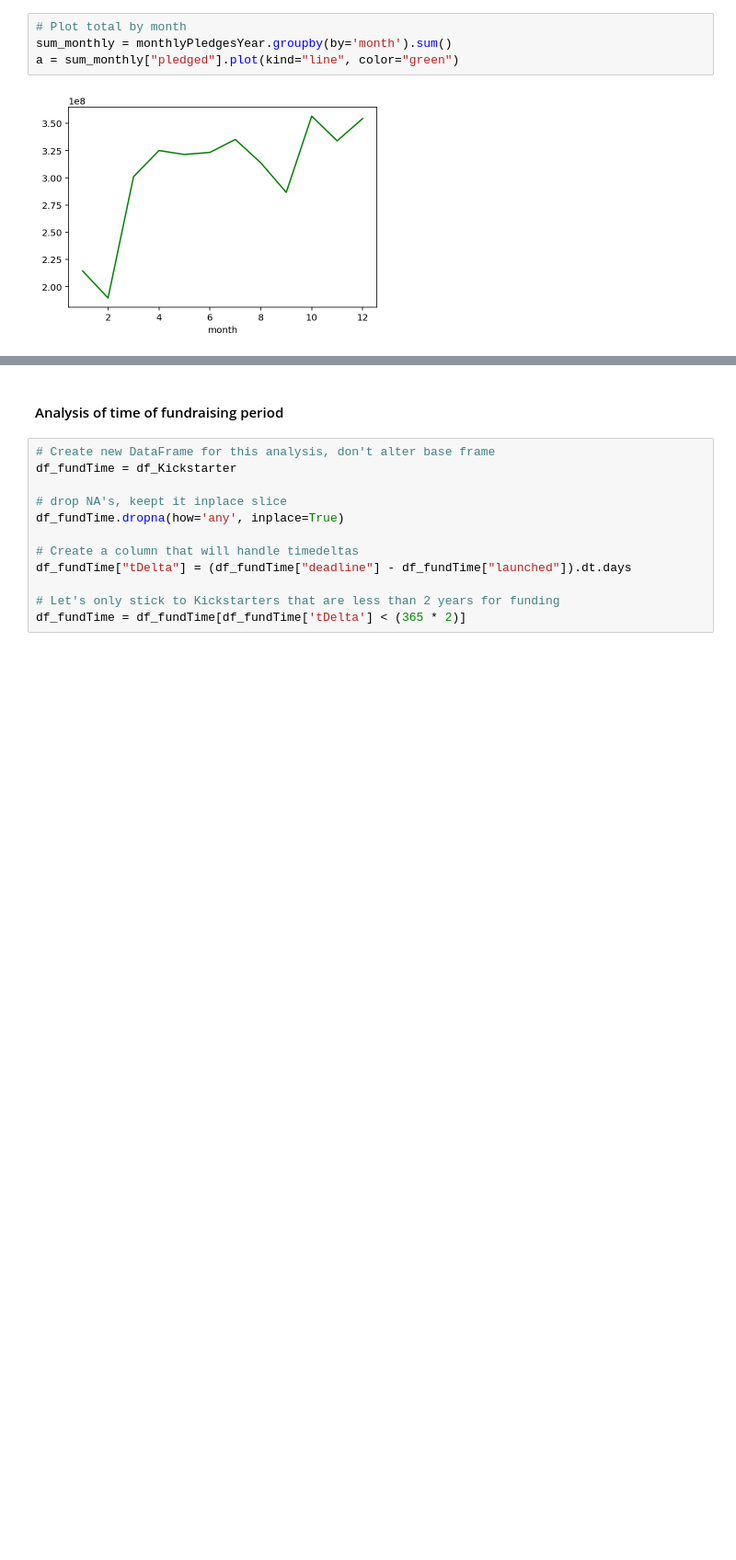
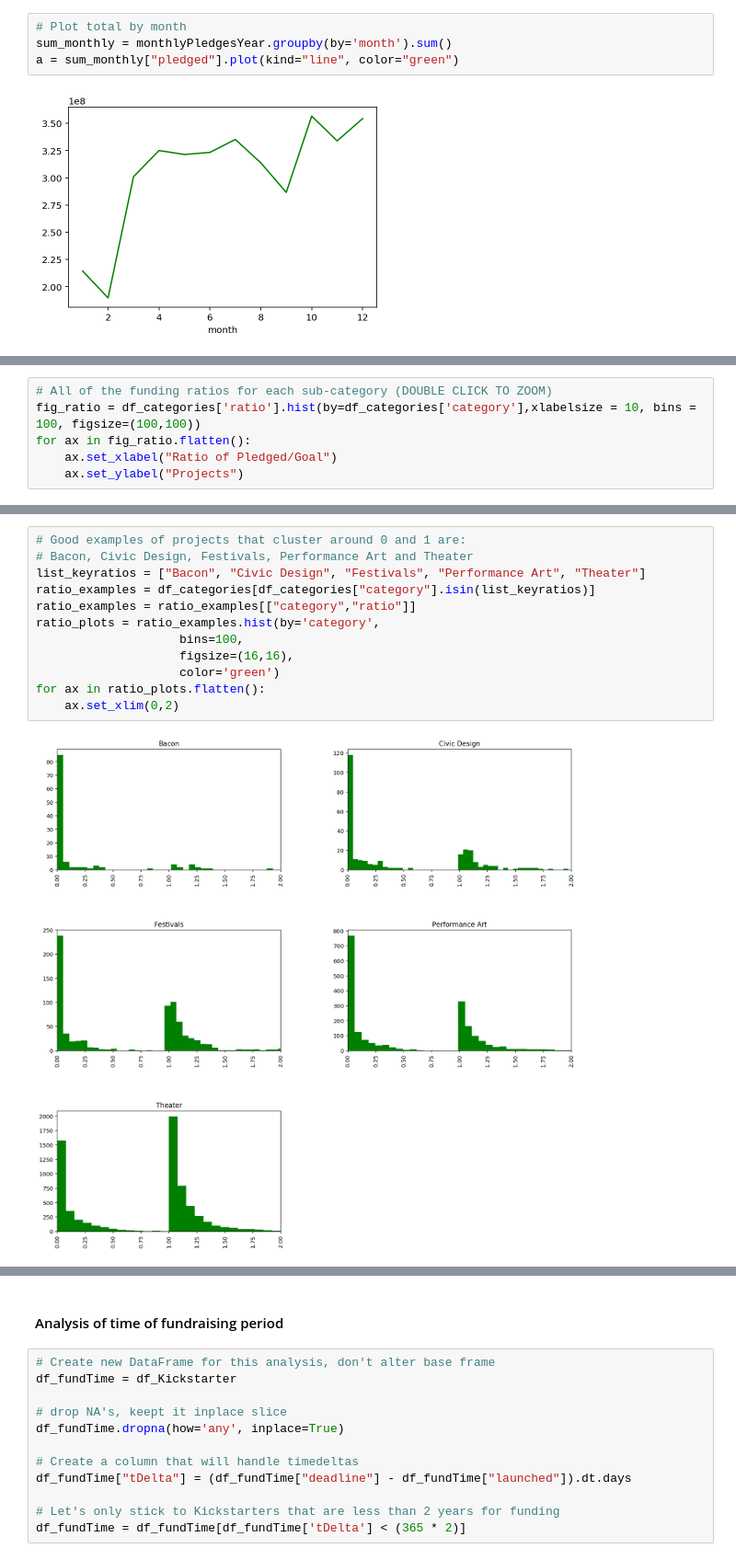
Before and after one commit to themp731/NYU_git, a Jupyter notebook: NYU-dwd-kickstarter/PanosPals_MP.2.ipynb, the cells around one changed output, grey strips where cells are left out. Shown at 92% size. Saved outputs shown, nothing was run; the diff lists cells and outputs as text; blank space fills up the shorter version.

```diff
--- a/NYU-dwd-kickstarter/PanosPals_MP.2.ipynb
+++ b/NYU-dwd-kickstarter/PanosPals_MP.2.ipynb
@@ -96,0 +142,6 @@ a = sum_monthly["pledged"].plot(kind="line", color="green")
+# %%
+# All of the funding ratios for each sub-category (DOUBLE CLICK TO ZOOM)
+fig_ratio = df_categories['ratio'].hist(by=df_categories['category'],xlabelsize = 10, bins = 100, figsize=(100,100))
+for ax in fig_ratio.flatten():
+    ax.set_xlabel("Ratio of Pledged/Goal")
+    ax.set_ylabel("Projects")
@@ -97 +150,15 @@ a = sum_monthly["pledged"].plot(kind="line", color="green")
+# %%
+# Good examples of projects that cluster around 0 and 1 are:
+# Bacon, Civic Design, Festivals, Performance Art and Theater
+list_keyratios = ["Bacon", "Civic Design", "Festivals", "Performance Art", "Theater"]
+ratio_examples = df_categories[df_categories["category"].isin(list_keyratios)]
+ratio_examples = ratio_examples[["category","ratio"]]
+ratio_plots = ratio_examples.hist(by='category',
+                    bins=100,
+                    figsize=(16,16),
+                    color='green')
+for ax in ratio_plots.flatten():
+    ax.set_xlim(0,2)
+# %% [output]
+[figure, added]
 # %% [markdown]
```
Also changed, not shown: parts of 6 cells of this notebook.
